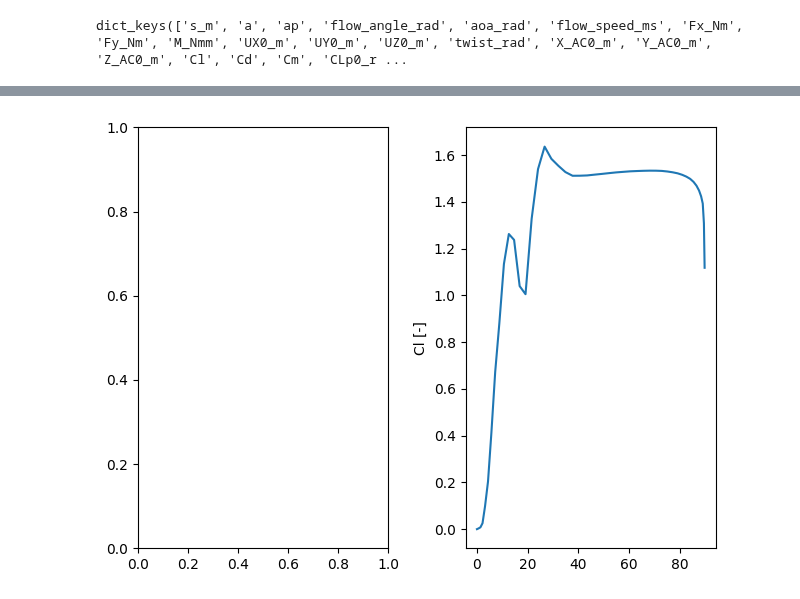
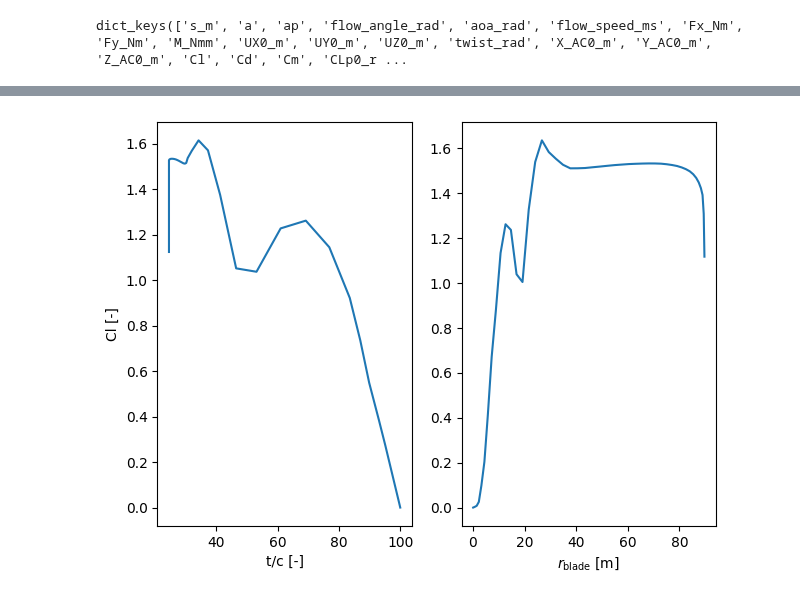
Before and after one commit to SpyrosAcheimastos/LAC, a Jupyter notebook: our_design/Assignment_1/Part3/Part_3_plotting.ipynb, the cells around one changed output, grey strips where cells are left out. Saved outputs shown, nothing was run; the diff lists cells and outputs as text; code cells hidden in the pictures.

Commit message:
First plots made

```diff
--- a/our_design/Assignment_1/Part3/Part_3_plotting.ipynb
+++ b/our_design/Assignment_1/Part3/Part_3_plotting.ipynb
@@ -115,3 +117,12 @@ ind_data = load_ind(BB_ind_file_path)
 ind_data.keys()
 # %% [output]
 dict_keys(['s_m', 'a', 'ap', 'flow_angle_rad', 'aoa_rad', 'flow_speed_ms', 'Fx_Nm', 'Fy_Nm', 'M_Nmm', 'UX0_m', 'UY0_m', 'UZ0_m', 'twist_rad', 'X_AC0_m', 'Y_AC0_m', 'Z_AC0_m', 'Cl', 'Cd', 'Cm', 'CLp0_r ...
+# %%
+
+ae_path = Path.cwd().parent.parent / 'data'  / 'DTU_10MW_RWT_ae.dat'
+ae = load_ae(ae_path)
+r, chord_list, tc_list, pcset = load_ae(ae_path, unpack=True)
+
+Cl_interpolated = np.interp(r, ind_data["s_m"], ind_data["Cl"])
+
+print(Cl_interpolated)
@@ -118,9 +140,12 @@ dict_keys(['s_m', 'a', 'ap', 'flow_angle_rad', 'aoa_rad', 'flow_speed_ms', 'Fx_N
 # %%
 fig, axs = plt.subplots(1, 2)
 
+axs[0].plot(tc_list,Cl_interpolated)
 axs[1].plot(ind_data["s_m"], ind_data["Cl"])
-axs[1].set_ylabel("Cl [-]")
+axs[0].set_ylabel("Cl [-]")
+axs[0].set_xlabel("t/c [-]")
+axs[1].set_xlabel('$r_{\\text{blade}}$ [m]')
 
 fig.tight_layout()
 # %% [output]
-[figure, old version]
+[figure, new version]
```
Also changed, not shown: parts of 2 cells of this notebook.
